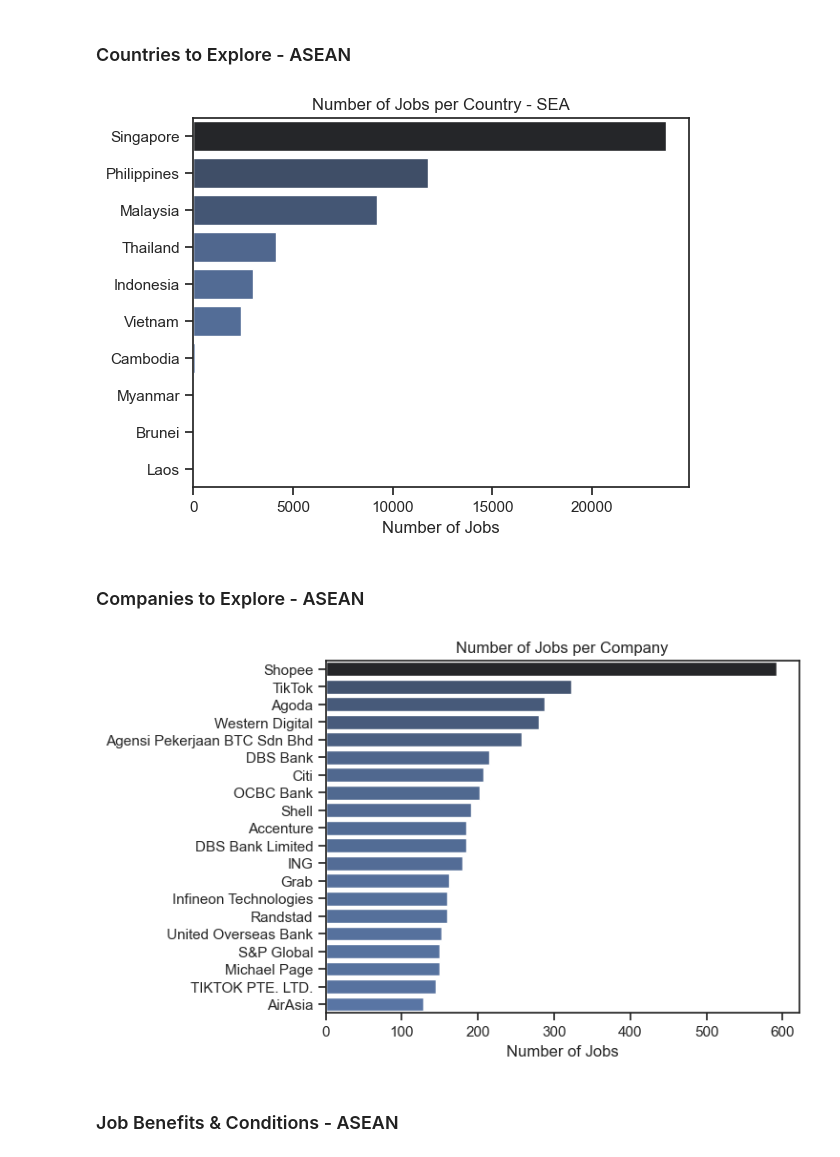
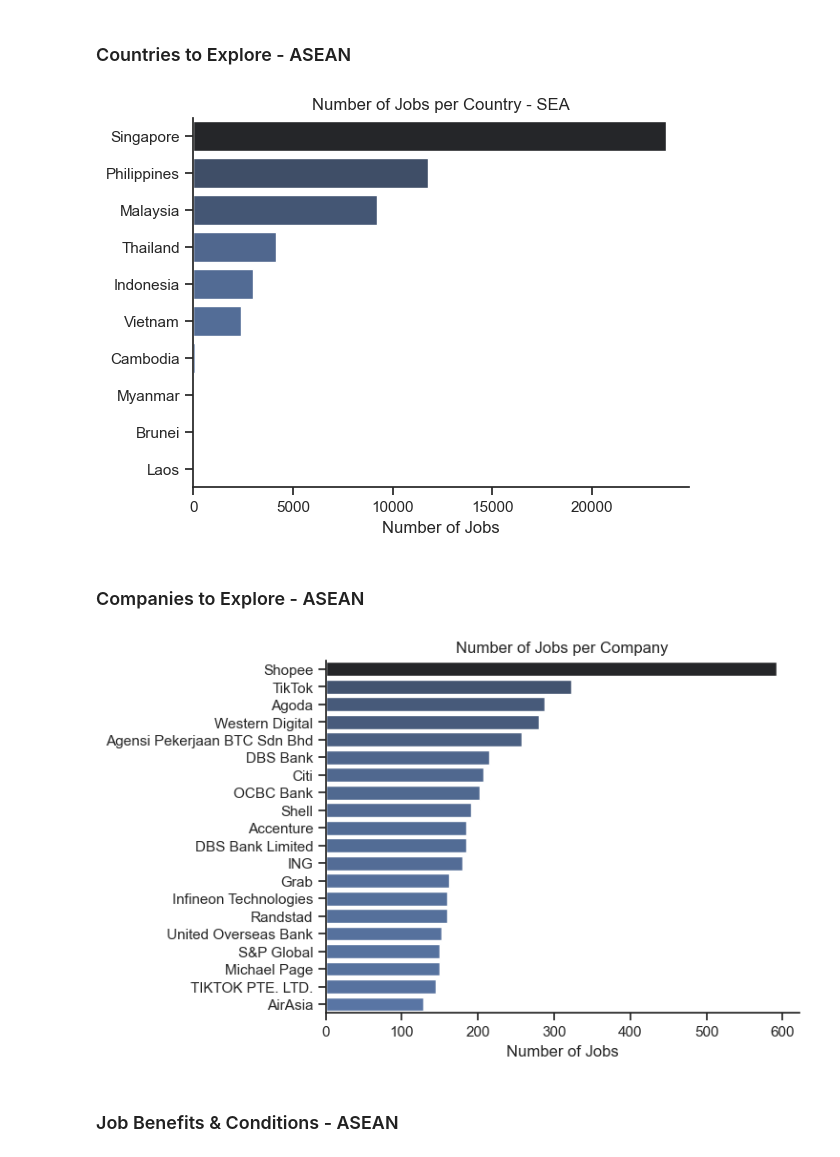
Before and after one commit to Victor-Nguyen-da-dev/Python-Portfolio-1, a Jupyter notebook: 3.Projects/1.EDA_Intro_SEA.ipynb, the cells around one changed output. Saved outputs shown, nothing was run; the diff lists cells and outputs as text; code cells hidden in the pictures.

```diff
--- a/3.Projects/1.EDA_Intro_SEA.ipynb
+++ b/3.Projects/1.EDA_Intro_SEA.ipynb
@@ -94,14 +98,15 @@ plt.show()
 # %%
 df_plot3 = df_SEA['job_country'].value_counts().to_frame()
 
 sns.set_theme(style='ticks')
 sns.barplot(data=df_plot3, x='count', y='job_country', hue='count', palette= 'dark:b_r', legend=False)
+sns.despine()
 plt.xlabel('Number of Jobs')
 plt.ylabel('')
 plt.title('Number of Jobs per Country - SEA')
 plt.show()
 # %% [output]
-[figure, old version]
+[figure, new version]
 # %% [markdown]
 ### Companies to Explore - ASEAN
 # %%
@@ -109,12 +114,13 @@ df_plot4 = df_SEA['company_name'].value_counts().to_frame().head(20)
 
 sns.set_theme(style='ticks')
 sns.barplot(data= df_plot4, x='count', y='company_name', hue='count', palette='dark:b_r', legend=False)
+sns.despine()
 plt.title('Number of Jobs per Company')
 plt.xlabel('Number of Jobs')
 plt.ylabel('')
 plt.show()
 # %% [output]
-[figure, old version]
+[figure, new version]
 # %% [markdown]
 ### Job Benefits & Conditions - ASEAN
 # %%
```
Also changed, not shown: parts of 4 cells of this notebook, 4 other files.
